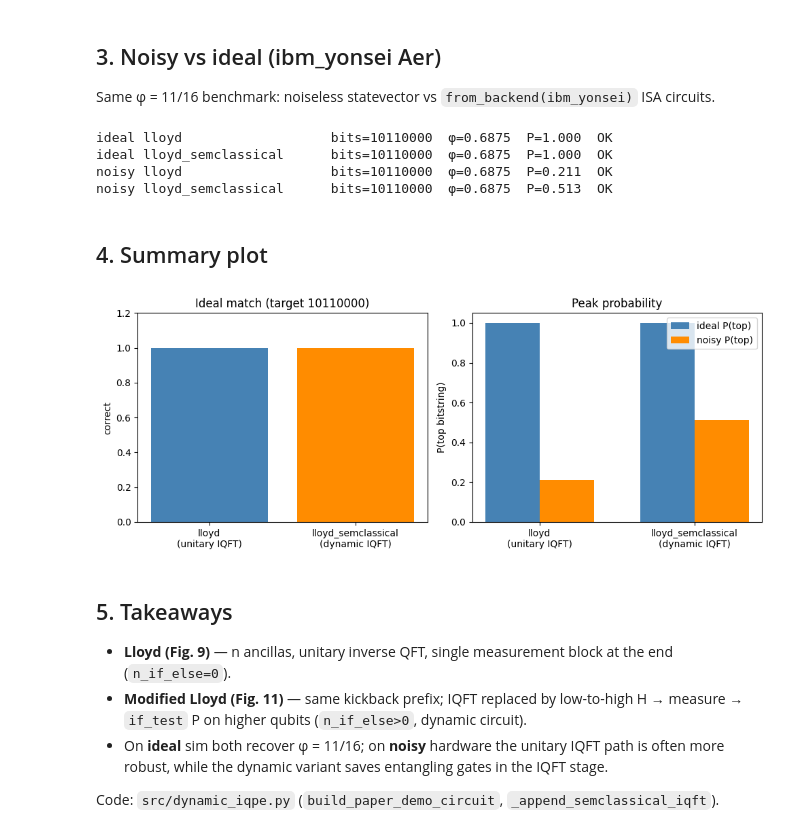
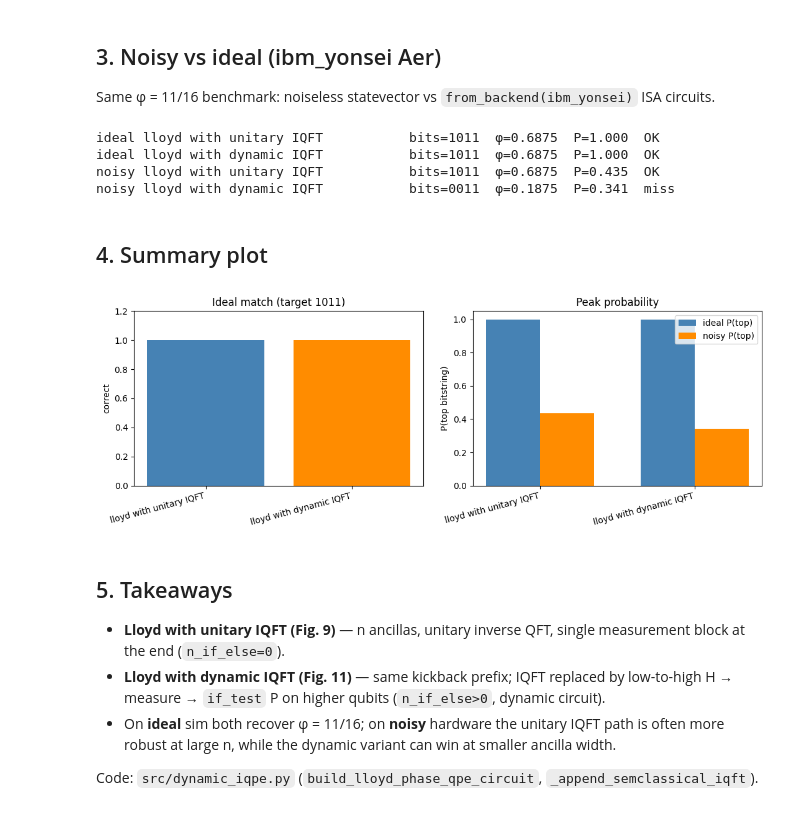
Before and after one commit to kimmmjh/qhackathon_quantumjoa, a Jupyter notebook: problems4/dynamic_qpe.ipynb, the cells around one changed output. Saved outputs shown, nothing was run; the diff lists cells and outputs as text; code cells hidden in the pictures.

```diff
--- a/problems4/dynamic_qpe.ipynb
+++ b/problems4/dynamic_qpe.ipynb
@@ -22,22 +24,27 @@ from qiskit_ibm_runtime import QiskitRuntimeService, SamplerV2
 from qsp_core import profile_circuit
 from dynamic_qpe import (
     expected_bits,
-    build_paper_demo_circuit,
+    build_lloyd_phase_qpe_circuit,
     estimate_phase_from_counts,
 )
 
 LLOYD_METHODS = ["lloyd", "lloyd_semclassical"]
+METHOD_LABELS = {
+    "lloyd": "lloyd with unitary IQFT",
+    "lloyd_semclassical": "lloyd with dynamic IQFT",
+}
 
 # --- demo parameters (notebook-owned) ---
-PAPER_BITS = 8
+PAPER_BITS = 4
 PAPER_DEMO_PHI = 11.0 / 16.0  # φ = 0.1011₂ (paper Sec. III)
 TARGET_BITS = expected_bits(PAPER_DEMO_PHI, PAPER_BITS)
 SHOTS = 5000
 SEED = 42
 
 
-def build_demo_qc(method: str):
-    return build_paper_demo_circuit(PAPER_BITS, method=method, phi=PAPER_DEMO_PHI)
+def build_lloyd_qc(method: str, n_bits: int = PAPER_BITS, phi: float = PAPER_DEMO_PHI):
+    return build_lloyd_phase_qpe_circuit(n_bits, method=method, phi=phi)
+
 
 sim_ideal = AerSimulator(method="statevector")
 
@@ -63,13 +70,13 @@ Sec. III: `φ = 1/2 + 1/8 + 1/16 = 0.1011` on |1⟩. Unitary and semi-classical
 # %%
 paper_rows = []
 for method in LLOYD_METHODS:
-    qc = build_demo_qc(method)
+    qc = build_lloyd_qc(method)
     counts = sim_ideal.run(transpile(qc, sim_ideal), shots=4096).result().get_counts()
     phi, prob, bits = estimate_phase_from_counts(counts, PAPER_BITS)
     ok = bits == TARGET_BITS
     paper_rows.append(dict(method=method, bits=bits, phi=phi, prob=prob, ok=ok))
     print(
-        f"{method:22s}  bits={bits}  φ={phi:.4f}  P={prob:.3f}  "
+        f"{METHOD_LABELS[method]:32s}  bits={bits}  φ={phi:.4f}  P={prob:.3f}  "
         f"{'OK' if ok else 'miss'}"
     )
 
@@ -83,17 +90,17 @@ lloyd_semclassical      bits=10110000  φ=0.6875  P=1.000  OK
 Fig. 11: modified Lloyd replaces controlled-Rz in IQFT with mid-circuit measure + `if_test` `P` gates (dynamic circuit).
 # %%
 for method in LLOYD_METHODS:
-    qc = build_demo_qc(method)
+    qc = build_lloyd_qc(method)
     logical = profile_circuit(qc)
     isa = profile_circuit(pm.run(qc))
-    print(f"\n{method.upper()}")
+    print(f"\n{METHOD_LABELS[method].upper()}")
     print(f"  logical: {logical}")
     print(f"  ISA:     {isa}")
 
 fig, axes = plt.subplots(1, 2, figsize=(14, 3))
 for ax, method in zip(axes, LLOYD_METHODS):
-    qc = build_demo_qc(method)
+    qc = build_lloyd_qc(method)
     qc.draw("mpl", ax=ax, fold=-1)
-    ax.set_title(method)
+    ax.set_title(METHOD_LABELS[method])
 plt.tight_layout()
 # %% [output]
@@ -111,7 +118,7 @@ LLOYD_SEMCLASSICAL
 Same φ = 11/16 benchmark: noiseless statevector vs `from_backend(ibm_yonsei)` ISA circuits.
 # %%
 def run_paper_qpe(method, shots, *, use_isa=False):
-    qc = build_demo_qc(method)
+    qc = build_lloyd_qc(method)
     if use_isa:
         run_qc = pm.run(qc)
         pub = SamplerV2(mode=backend_sim).run([run_qc], shots=shots).result()[0]
@@ -128,50 +135,51 @@ for mode, use_isa in [("ideal", False), ("noisy", True)]:
         r = run_paper_qpe(method, SHOTS, use_isa=use_isa)
         rows.append({"mode": mode, **r})
         print(
-            f"{mode:5s} {method:22s}  bits={r['bits']}  φ={r['phi']:.4f}  "
+            f"{mode:5s} {METHOD_LABELS[method]:32s}  bits={r['bits']}  φ={r['phi']:.4f}  "
             f"P={r['prob']:.3f}  {'OK' if r['ok'] else 'miss'}"
         )
 # %% [output]
-ideal lloyd                   bits=10110000  φ=0.6875  P=1.000  OK
-ideal lloyd_semclassical      bits=10110000  φ=0.6875  P=1.000  OK
-noisy lloyd                   bits=10110000  φ=0.6875  P=0.211  OK
-noisy lloyd_semclassical      bits=10110000  φ=0.6875  P=0.513  OK
+ideal lloyd with unitary IQFT           bits=1011  φ=0.6875  P=1.000  OK
+ideal lloyd with dynamic IQFT           bits=1011  φ=0.6875  P=1.000  OK
+noisy lloyd with unitary IQFT           bits=1011  φ=0.6875  P=0.435  OK
+noisy lloyd with dynamic IQFT           bits=0011  φ=0.1875  P=0.341  miss
 # %% [markdown]
 ## 4. Summary plot
 # %%
-labels = ["lloyd\n(unitary IQFT)", "lloyd_semclassical\n(dynamic IQFT)"]
+labels = [METHOD_LABELS[m] for m in LLOYD_METHODS]
 methods = [r["method"] for r in paper_rows]
 
-fig, axes = plt.subplots(1, 2, figsize=(10, 4))
+fig, axes = plt.subplots(1, 2, figsize=(11, 4))
 
 ok_ideal = [1 if r["ok"] else 0 for r in paper_rows]
-axes[0].bar(labels, ok_ideal, color=["steelblue", "darkorange"])
+axes[0].bar(range(len(labels)), ok_ideal, color=["steelblue", "darkorange"])
+axes[0].set_xticks(range(len(labels)), labels, rotation=15, ha="right")
 axes[0].set_ylim(0, 1.2)
 axes[0].set_title(f"Ideal match (target {TARGET_BITS})")
 axes[0].set_ylabel("correct")
 
 ideal_p = [next(r["prob"] for r in rows if r["mode"] == "ideal" and r["method"] == m) for m in methods]
 noisy_p = [next(r["prob"] for r in rows if r["mode"] == "noisy" and r["method"] == m) for m in methods]
 x = np.arange(len(methods))
 w = 0.35
 axes[1].bar(x - w / 2, ideal_p, w, label="ideal P(top)", color="steelblue")
 axes[1].bar(x + w / 2, noisy_p, w, label="noisy P(top)", color="darkorange")
-axes[1].set_xticks(x, labels)
+axes[1].set_xticks(x, labels, rotation=15, ha="right")
 axes[1].set_ylim(0, 1.05)
 axes[1].set_ylabel("P(top bitstring)")
 axes[1].set_title("Peak probability")
 axes[1].legend()
 plt.tight_layout()
 # %% [output]
-[figure, old version]
+[figure, new version]
 # %% [markdown]
 ## 5. Takeaways
 
-- **Lloyd (Fig. 9)** — n ancillas, unitary inverse QFT, single measurement block at the end (`n_if_else=0`).
-- **Modified Lloyd (Fig. 11)** — same kickback prefix; IQFT replaced by low-to-high H → measure → `if_test` P on higher qubits (`n_if_else>0`, dynamic circuit).
-- On **ideal** sim both recover φ = 11/16; on **noisy** hardware the unitary IQFT path is often more robust, while the dynamic variant saves entangling gates in the IQFT stage.
+- **Lloyd with unitary IQFT (Fig. 9)** — n ancillas, unitary inverse QFT, single measurement block at the end (`n_if_else=0`).
+- **Lloyd with dynamic IQFT (Fig. 11)** — same kickback prefix; IQFT replaced by low-to-high H → measure → `if_test` P on higher qubits (`n_if_else>0`, dynamic circuit).
+- On **ideal** sim both recover φ = 11/16; on **noisy** hardware the unitary IQFT path is often more robust at large n, while the dynamic variant can win at smaller ancilla width.
 
-Code: `src/dynamic_iqpe.py` (`build_paper_demo_circuit`, `_append_semclassical_iqft`).
+Code: `src/dynamic_iqpe.py` (`build_lloyd_phase_qpe_circuit`, `_append_semclassical_iqft`).
 # %%
 # Optional: real hardware (DD off for dynamic circuits)
 # sampler_hw = SamplerV2(mode=backend)
```
Also changed, not shown: parts of 9 cells of this notebook, 1 other file.
